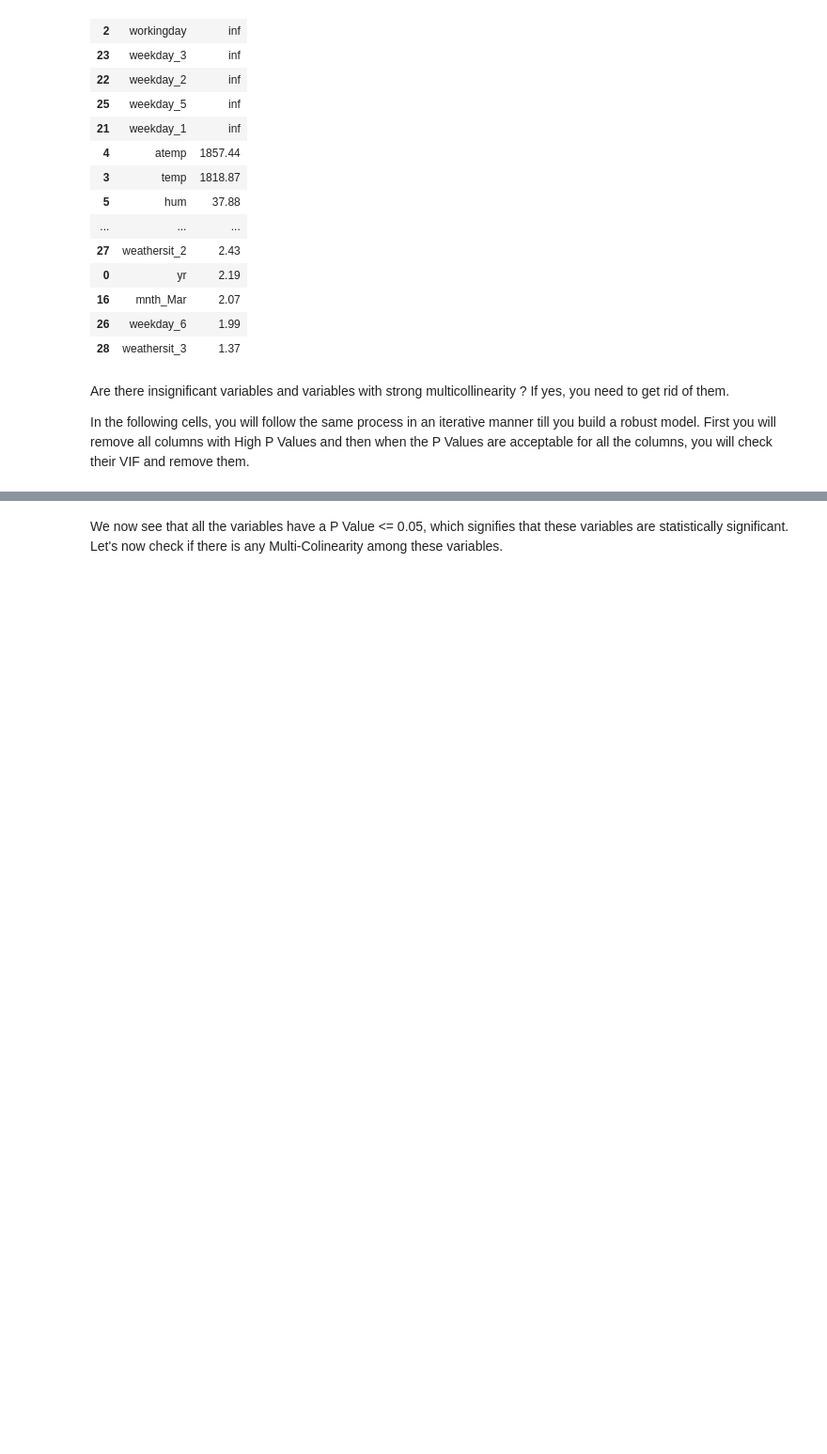
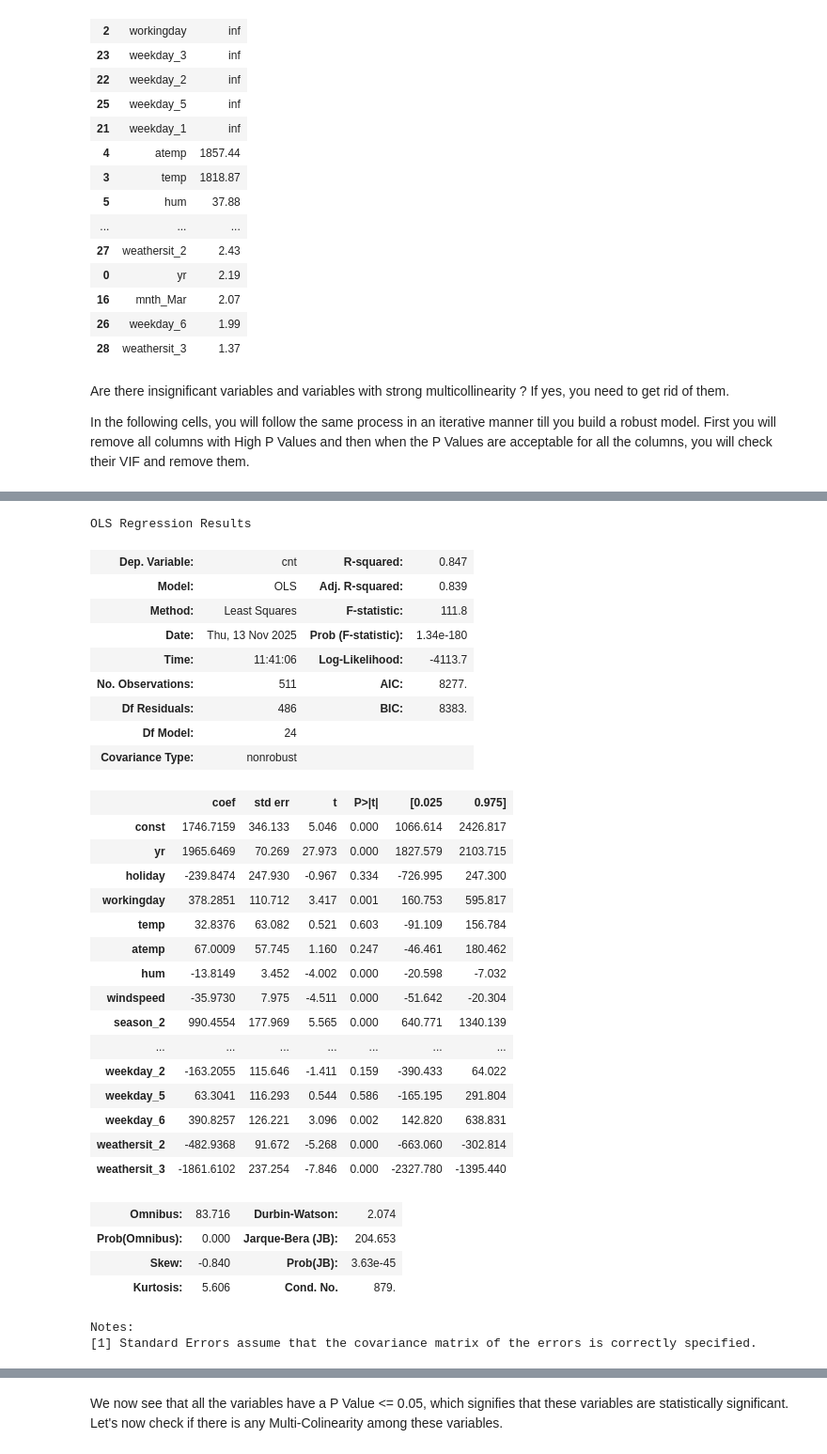
Before and after one commit to elisemyr/LAB3_MACHINE_LEARNING, a Jupyter notebook: lab3/Lab3_ML_AIDAMS_Student.ipynb, the cells around one changed output, grey strips where cells are left out. Shown at 94% size. Cells and saved outputs as stored; diff of their text form; code cells hidden in the pictures; blank space fills up the shorter version.

```diff
--- a/lab3/Lab3_ML_AIDAMS_Student.ipynb
+++ b/lab3/Lab3_ML_AIDAMS_Student.ipynb
@@ -605,2 +724,41 @@ strong multicollinearity problems or that the design matrix is singular.
 # %%
 # Removing 'weekday_3' due to high P-Value and appling OLS again
+
+X= X.drop('weekday_3',axis=1)
+X_train_sm = sm.add_constant(X)
+lr=sm.OLS(y_train, X_train_sm)
+lr_model_6=lr.fit()
+lr_model_6.summary()
+# %% [output]
+OLS Regression Results
+| Dep. Variable: | cnt | R-squared: | 0.847 |
+| Model: | OLS | Adj. R-squared: | 0.839 |
+| Method: | Least Squares | F-statistic: | 111.8 |
+| Date: | Thu, 13 Nov 2025 | Prob (F-statistic): | 1.34e-180 |
+| Time: | 11:41:06 | Log-Likelihood: | -4113.7 |
+| No. Observations: | 511 | AIC: | 8277. |
+| Df Residuals: | 486 | BIC: | 8383. |
+| Df Model: | 24 |  |  |
+| Covariance Type: | nonrobust |  |  |
+|  | coef | std err | t | P>|t| | [0.025 | 0.975] |
+| const | 1746.7159 | 346.133 | 5.046 | 0.000 | 1066.614 | 2426.817 |
+| yr | 1965.6469 | 70.269 | 27.973 | 0.000 | 1827.579 | 2103.715 |
+| holiday | -239.8474 | 247.930 | -0.967 | 0.334 | -726.995 | 247.300 |
+| workingday | 378.2851 | 110.712 | 3.417 | 0.001 | 160.753 | 595.817 |
+| temp | 32.8376 | 63.082 | 0.521 | 0.603 | -91.109 | 156.784 |
+| atemp | 67.0009 | 57.745 | 1.160 | 0.247 | -46.461 | 180.462 |
+| hum | -13.8149 | 3.452 | -4.002 | 0.000 | -20.598 | -7.032 |
+| windspeed | -35.9730 | 7.975 | -4.511 | 0.000 | -51.642 | -20.304 |
+| season_2 | 990.4554 | 177.969 | 5.565 | 0.000 | 640.771 | 1340.139 |
+| ... | ... | ... | ... | ... | ... | ... |
+| weekday_2 | -163.2055 | 115.646 | -1.411 | 0.159 | -390.433 | 64.022 |
+| weekday_5 | 63.3041 | 116.293 | 0.544 | 0.586 | -165.195 | 291.804 |
+| weekday_6 | 390.8257 | 126.221 | 3.096 | 0.002 | 142.820 | 638.831 |
+| weathersit_2 | -482.9368 | 91.672 | -5.268 | 0.000 | -663.060 | -302.814 |
+| weathersit_3 | -1861.6102 | 237.254 | -7.846 | 0.000 | -2327.780 | -1395.440 |
+| Omnibus: | 83.716 | Durbin-Watson: | 2.074 |
+| Prob(Omnibus): | 0.000 | Jarque-Bera (JB): | 204.653 |
+| Skew: | -0.840 | Prob(JB): | 3.63e-45 |
+| Kurtosis: | 5.606 | Cond. No. | 879. |
+Notes:
+[1] Standard Errors assume that the covariance matrix of the errors is correctly specified.
```
Also changed, not shown: parts of 25 cells of this notebook.
